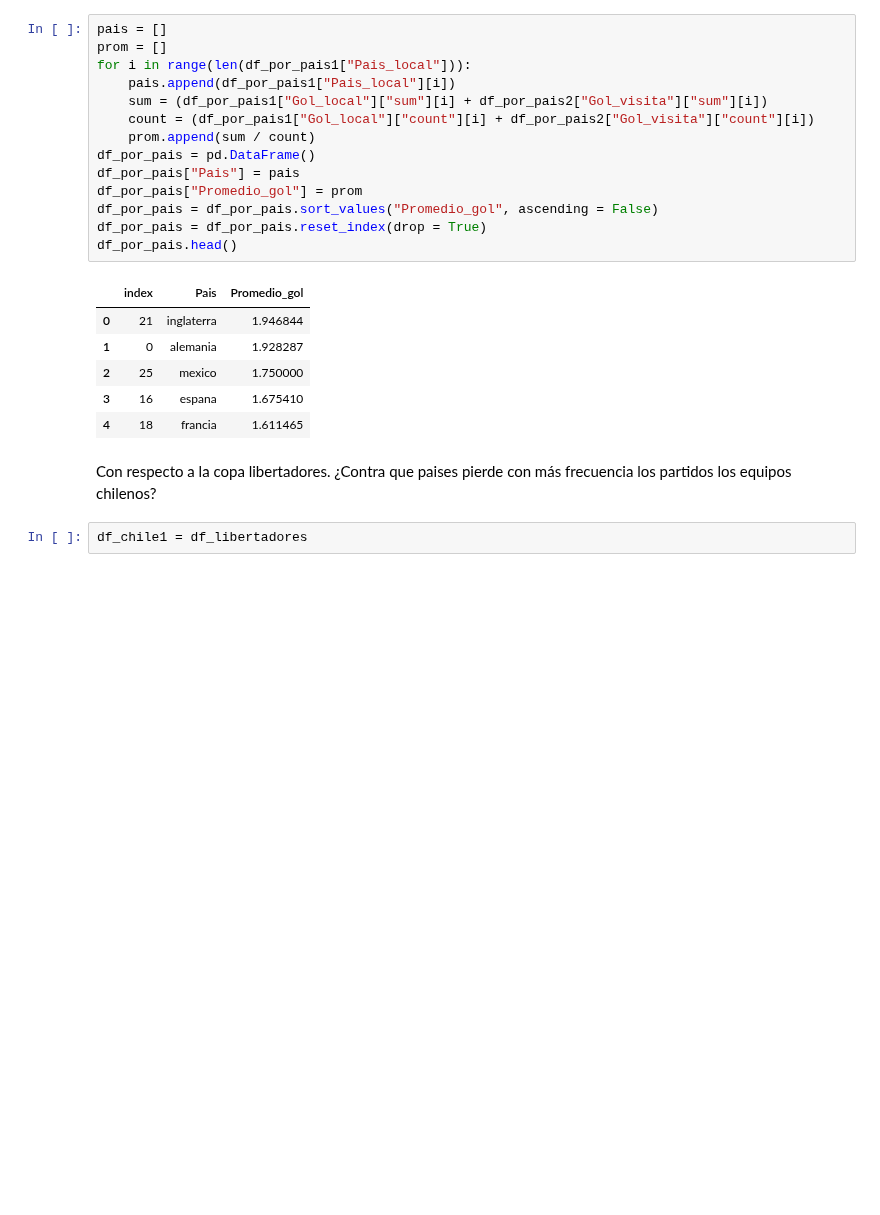
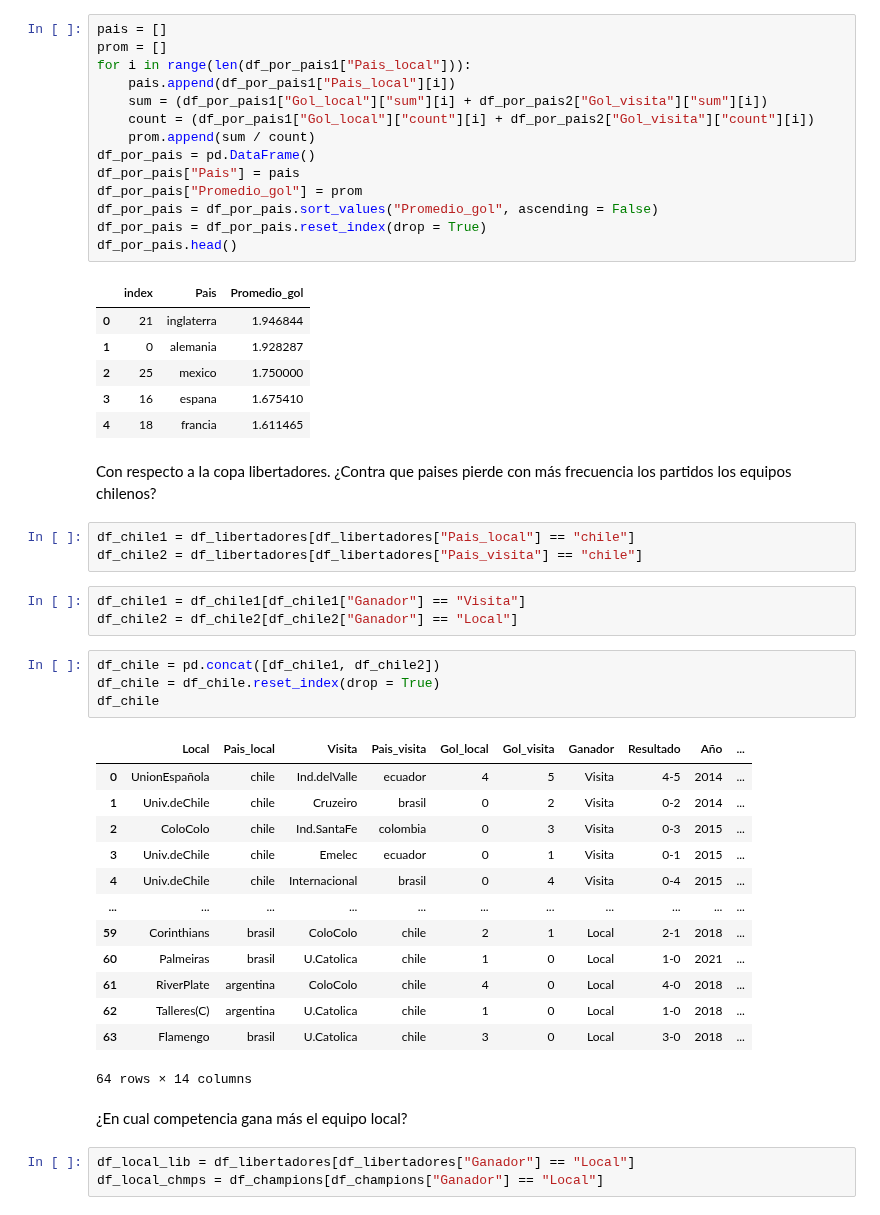
Before and after one commit to ThareauB/Proyecto-libertadores, a Jupyter notebook: proyecto_lib_ y_champ.ipynb, the cells around one changed output. Drawn from its saved outputs; the diff is of its cells as text; blank space fills up the shorter version.

```diff
--- a/proyecto_lib_ y_champ.ipynb
+++ b/proyecto_lib_ y_champ.ipynb
@@ -853,5 +853,32 @@ df_por_pais.head()
 | 4 | 18 | francia | 1.611465 |
 # %% [markdown]
 Con respecto a la copa libertadores. ¿Contra que paises pierde con más frecuencia los partidos los equipos chilenos?
-# %%
-df_chile1 = df_libertadores
+# %%
+df_chile1 = df_libertadores[df_libertadores["Pais_local"] == "chile"]
+df_chile2 = df_libertadores[df_libertadores["Pais_visita"] == "chile"]
+# %%
+df_chile1 = df_chile1[df_chile1["Ganador"] == "Visita"]
+df_chile2 = df_chile2[df_chile2["Ganador"] == "Local"]
+# %%
+df_chile = pd.concat([df_chile1, df_chile2])
+df_chile = df_chile.reset_index(drop = True)
+df_chile
+# %% [output]
+|  | Local | Pais_local | Visita | Pais_visita | Gol_local | Gol_visita | Ganador | Resultado | Año | ... |
+| 0 | UnionEspañola | chile | Ind.delValle | ecuador | 4 | 5 | Visita | 4-5 | 2014 | ... |
+| 1 | Univ.deChile | chile | Cruzeiro | brasil | 0 | 2 | Visita | 0-2 | 2014 | ... |
+| 2 | ColoColo | chile | Ind.SantaFe | colombia | 0 | 3 | Visita | 0-3 | 2015 | ... |
+| 3 | Univ.deChile | chile | Emelec | ecuador | 0 | 1 | Visita | 0-1 | 2015 | ... |
+| 4 | Univ.deChile | chile | Internacional | brasil | 0 | 4 | Visita | 0-4 | 2015 | ... |
+| ... | ... | ... | ... | ... | ... | ... | ... | ... | ... | ... |
+| 59 | Corinthians | brasil | ColoColo | chile | 2 | 1 | Local | 2-1 | 2018 | ... |
+| 60 | Palmeiras | brasil | U.Catolica | chile | 1 | 0 | Local | 1-0 | 2021 | ... |
+| 61 | RiverPlate | argentina | ColoColo | chile | 4 | 0 | Local | 4-0 | 2018 | ... |
+| 62 | Talleres(C) | argentina | U.Catolica | chile | 1 | 0 | Local | 1-0 | 2018 | ... |
+| 63 | Flamengo | brasil | U.Catolica | chile | 3 | 0 | Local | 3-0 | 2018 | ... |
+64 rows × 14 columns
+# %% [markdown]
+¿En cual competencia gana más el equipo local?
+# %%
+df_local_lib = df_libertadores[df_libertadores["Ganador"] == "Local"]
+df_local_chmps = df_champions[df_champions["Ganador"] == "Local"]
```
Also changed, not shown: parts of 1 cell of this notebook.
